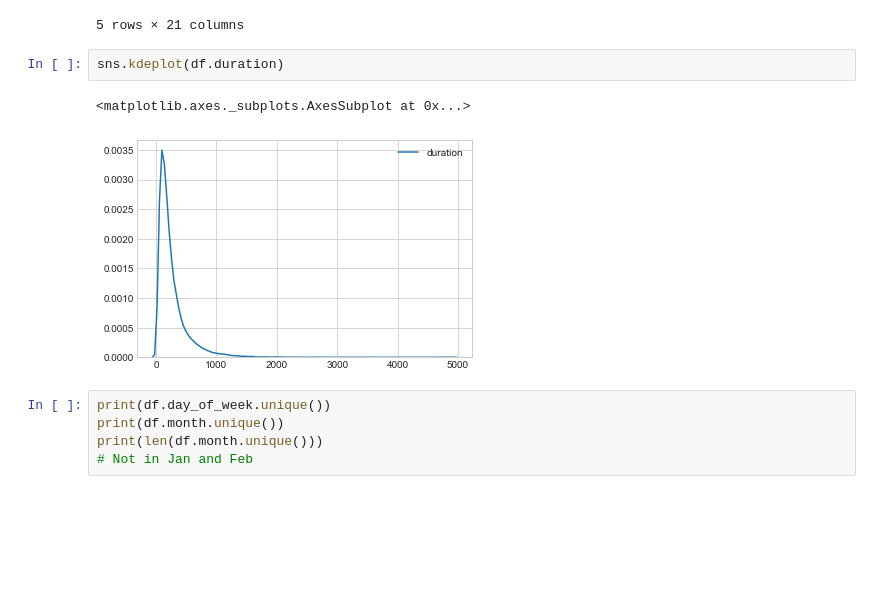
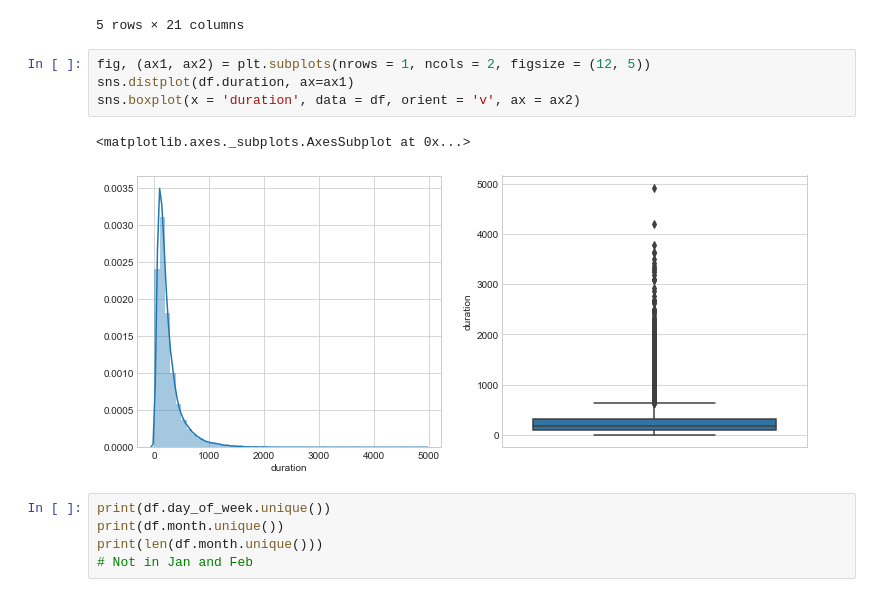
Before and after one commit to SidJain1412/BankMarketingEDA, a Jupyter notebook: EDA.ipynb, the cells around one changed output. Drawn from its saved outputs; the diff is of its cells as text; blank space fills up the shorter version.

```diff
--- a/EDA.ipynb
+++ b/EDA.ipynb
@@ -183,11 +184,13 @@ df.head()
 | 3 | 40 | 0 | 1 | 1 | 0 | 0 | 0 | 1 | may | mon | ... |
 | 4 | 56 | 7 | 1 | 3 | 0 | 0 | 2 | 1 | may | mon | ... |
 5 rows × 21 columns
-# %%
-sns.kdeplot(df.duration)
-# %% [output]
-<matplotlib.axes._subplots.AxesSubplot at 0x...>
-[figure, removed]
+# %%
+fig, (ax1, ax2) = plt.subplots(nrows = 1, ncols = 2, figsize = (12, 5))
+sns.distplot(df.duration, ax=ax1)
+sns.boxplot(x = 'duration', data = df, orient = 'v', ax = ax2)
+# %% [output]
+<matplotlib.axes._subplots.AxesSubplot at 0x...>
+[figure, added]
 # %%
 print(df.day_of_week.unique())
 print(df.month.unique())
```
Also changed, not shown: parts of 16 cells of this notebook.
